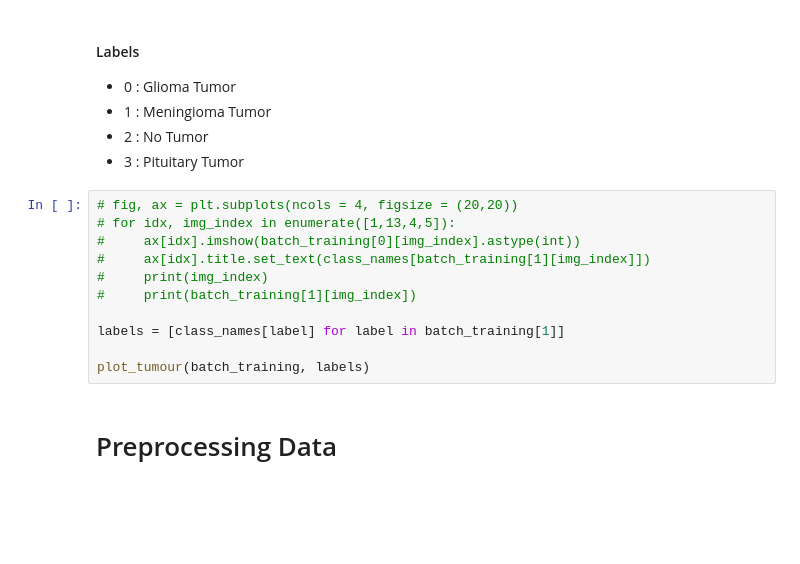
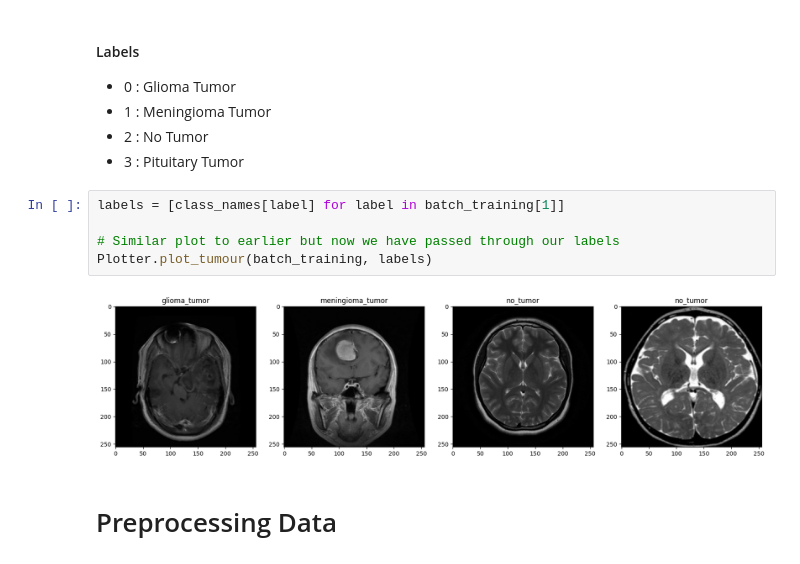
Before and after one commit to HarjitG/Brain-Tumour-Classification, a Jupyter notebook: Notebooks/Colab_Notebook_local.ipynb, the cells around one changed output. Drawn from its saved outputs; the diff is of its cells as text; blank space fills up the shorter version.

```diff
--- a/Notebooks/Colab_Notebook_local.ipynb
+++ b/Notebooks/Colab_Notebook_local.ipynb
@@ -124,17 +113,13 @@ plot_tumour(batch_training)
 -   1 : Meningioma Tumor
 -   2 : No Tumor
 -   3 : Pituitary Tumor
-# %%
-# fig, ax = plt.subplots(ncols = 4, figsize = (20,20))
-# for idx, img_index in enumerate([1,13,4,5]):
-#     ax[idx].imshow(batch_training[0][img_index].astype(int))
-#     ax[idx].title.set_text(class_names[batch_training[1][img_index]])
-#     print(img_index)
-#     print(batch_training[1][img_index])
-
-labels = [class_names[label] for label in batch_training[1]]
-
-plot_tumour(batch_training, labels)
+# %%
+labels = [class_names[label] for label in batch_training[1]]
+
+# Similar plot to earlier but now we have passed through our labels
+Plotter.plot_tumour(batch_training, labels)
+# %% [output]
+[figure, added]
 # %% [markdown]
 # Preprocessing Data
 # %%
```
Also changed, not shown: parts of 40 cells of this notebook.
